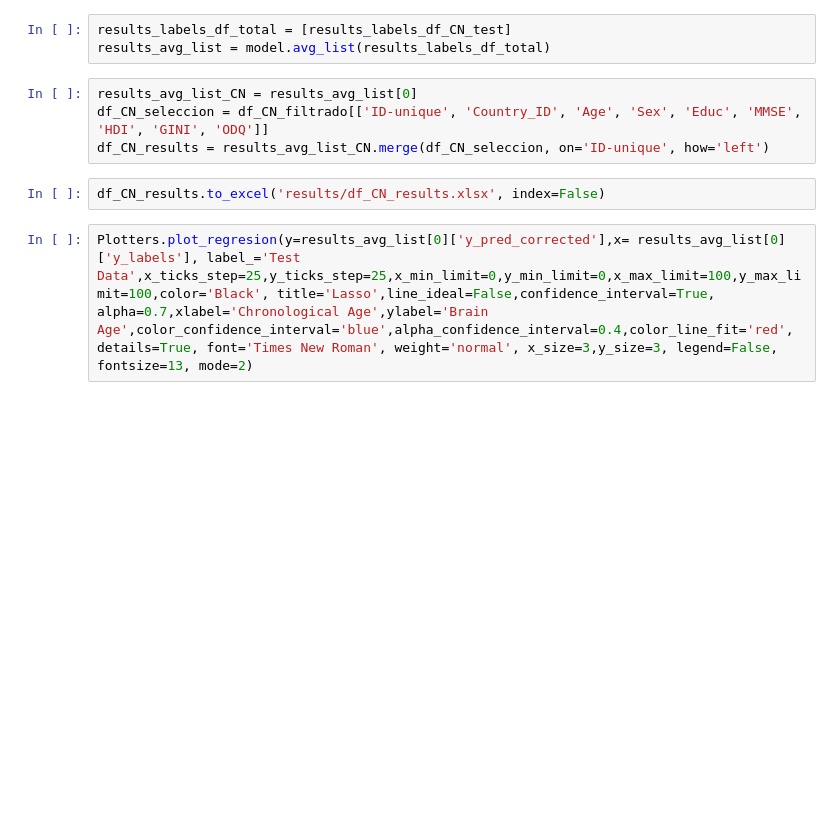
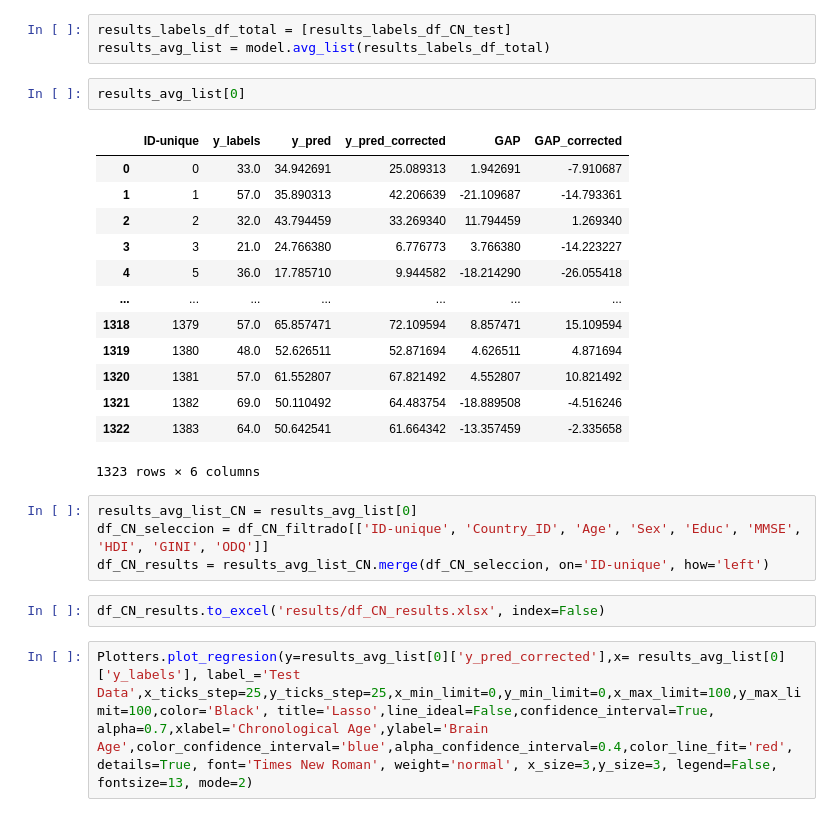
Before and after one commit to carrielfelipe/Brain_Age, a Jupyter notebook: Lasso/Lasso.ipynb, the cells around one changed output. Cells and saved outputs as stored; diff of their text form; blank space fills up the shorter version.

```diff
--- a/Lasso/Lasso.ipynb
+++ b/Lasso/Lasso.ipynb
@@ -469,6 +485,22 @@ results_labels_df_CN_train, results_labels_df_CN_test, results_labels_list, resu
 # %%
 results_labels_df_total = [results_labels_df_CN_test]
 results_avg_list = model.avg_list(results_labels_df_total)
+# %%
+results_avg_list[0]
+# %% [output]
+|  | ID-unique | y_labels | y_pred | y_pred_corrected | GAP | GAP_corrected |
+| 0 | 0 | 33.0 | 34.942691 | 25.089313 | 1.942691 | -7.910687 |
+| 1 | 1 | 57.0 | 35.890313 | 42.206639 | -21.109687 | -14.793361 |
+| 2 | 2 | 32.0 | 43.794459 | 33.269340 | 11.794459 | 1.269340 |
+| 3 | 3 | 21.0 | 24.766380 | 6.776773 | 3.766380 | -14.223227 |
+| 4 | 5 | 36.0 | 17.785710 | 9.944582 | -18.214290 | -26.055418 |
+| ... | ... | ... | ... | ... | ... | ... |
+| 1318 | 1379 | 57.0 | 65.857471 | 72.109594 | 8.857471 | 15.109594 |
+| 1319 | 1380 | 48.0 | 52.626511 | 52.871694 | 4.626511 | 4.871694 |
+| 1320 | 1381 | 57.0 | 61.552807 | 67.821492 | 4.552807 | 10.821492 |
+| 1321 | 1382 | 69.0 | 50.110492 | 64.483754 | -18.889508 | -4.516246 |
+| 1322 | 1383 | 64.0 | 50.642541 | 61.664342 | -13.357459 | -2.335658 |
+1323 rows × 6 columns
 # %%
 results_avg_list_CN = results_avg_list[0]
 df_CN_seleccion = df_CN_filtrado[['ID-unique', 'Country_ID', 'Age', 'Sex', 'Educ', 'MMSE', 'HDI', 'GINI', 'ODQ']]
```
Also changed, not shown: parts of 1 cell of this notebook, 1 other file.
